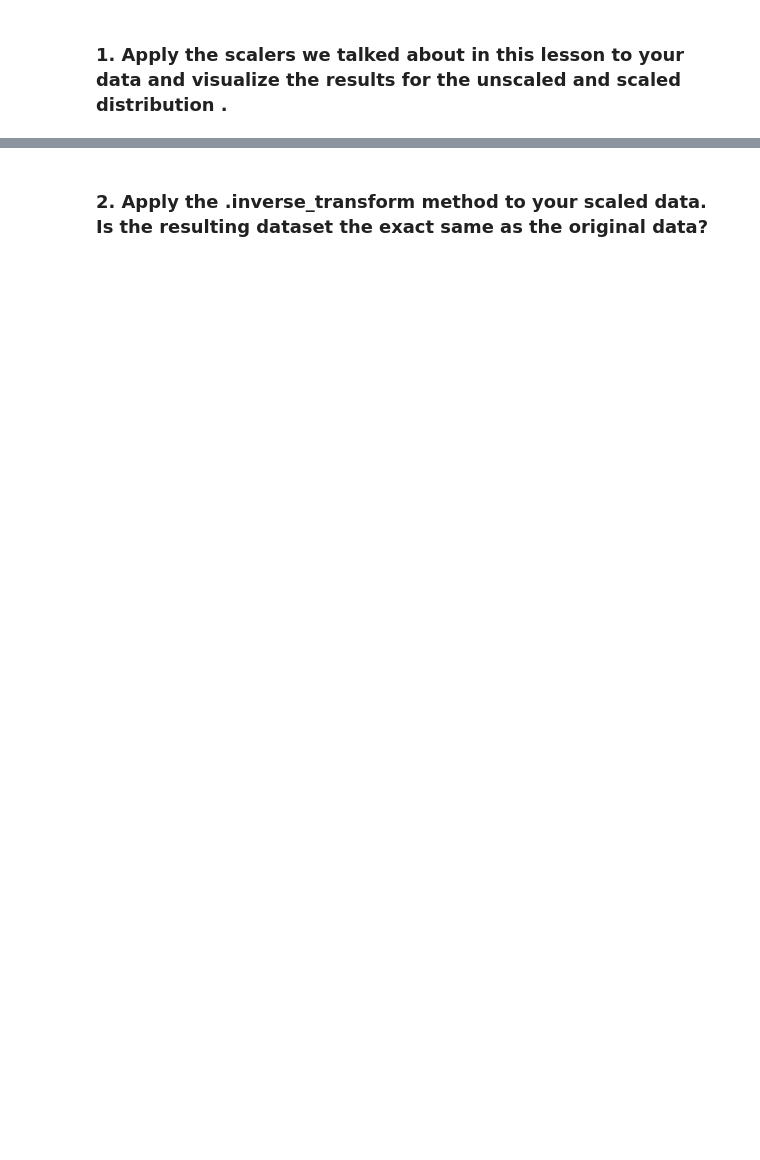
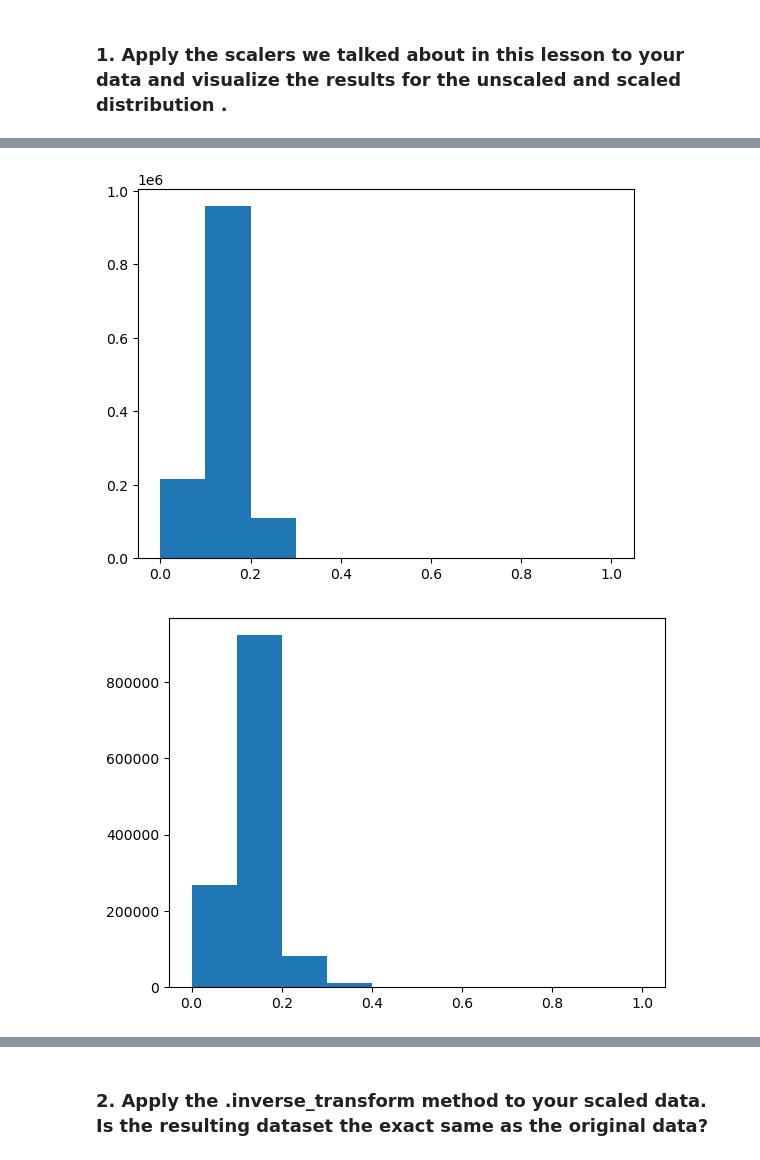
Before and after one commit to Miatta-Sinayoko/Regression-exercises, a Jupyter notebook: scaling.ipynb, the cells around one changed output, grey strips where cells are left out. Drawn from its saved outputs; the diff is of its cells as text; code cells hidden in the pictures; blank space fills up the shorter version.

```diff
--- a/scaling.ipynb
+++ b/scaling.ipynb
@@ -25,0 +96,19 @@ x_train, x_validate = train_test_split(x_train_and_validate)
+# %%
+#scaling fit
+scaler = sklearn.preprocessing.MinMaxScaler()
+
+scaler.fit(train)
+
+train_scaled = scaler.transform(train)
+validate_scaled = scaler.transform(validate)
+test_scaled = scaler.transform(test)
+# %%
+train_scaled = pd.DataFrame(train_scaled)
+# %%
+# visualize the scaled data
+for col in train_scaled.columns:
+    plt.figure()
+    plt.hist(train_scaled[col], bins=10)
+# %% [output]
+[figure, added]
+[figure, added]
```
Also changed, not shown: parts of 31 cells of this notebook.
